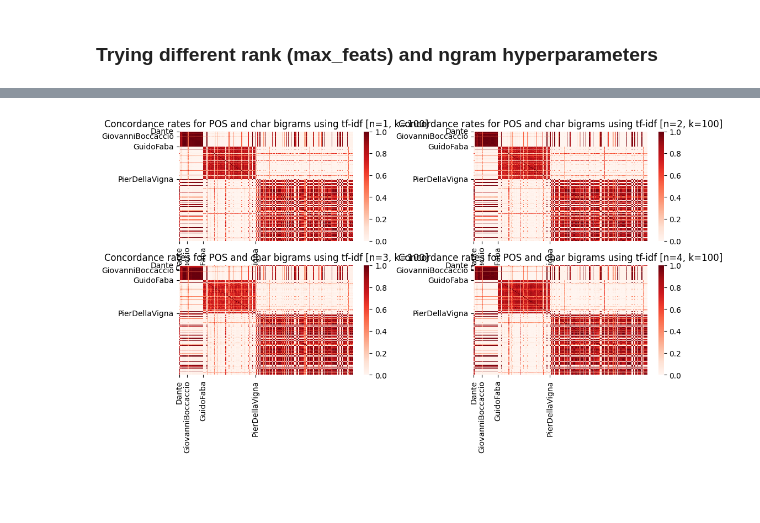
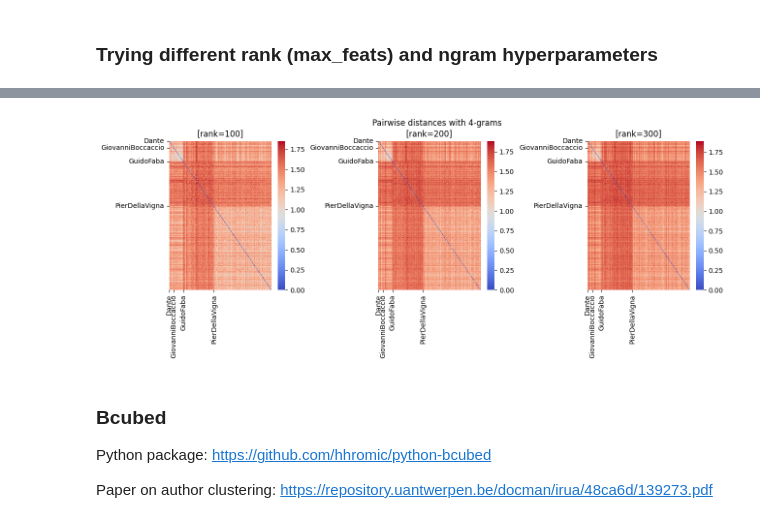
Before and after one commit to johannes-hp/BoB-thesis, a Jupyter notebook: MedLatin-scripts/medlatin1_style_vectors.ipynb, the cells around one changed output, grey strips where cells are left out. Drawn from its saved outputs; the diff is of its cells as text; code cells hidden in the pictures; blank space fills up the shorter version.

```diff
--- a/MedLatin-scripts/medlatin1_style_vectors.ipynb
+++ b/MedLatin-scripts/medlatin1_style_vectors.ipynb
@@ -99,3 +153,19 @@ for idx, ax in enumerate(axes.reshape(-1)):
+# %%
+n = 4
+fig, axes = plt.subplots(1, 3)
+fig.set_size_inches(12, 4)
+fig.suptitle(f'Pairwise distances with {n}-grams')
+plt.tight_layout(w_pad=9)
+
+for idx, ax in enumerate(axes.reshape(-1)):
+    sns.heatmap(pairwise_distances(tfidf_dict[n][ranks_list[idx]]), cmap='coolwarm', ax=ax)
+    ax.set_title(f'[rank={ranks_list[idx]}]')
+    ax.set_yticks(author_changes_idx)
+    ax.set_yticklabels(author_changes_names)
+    ax.set_xticks(author_changes_idx)
+    ax.set_xticklabels(author_changes_names)
+# %% [output]
+[figure, added]
 # %%
 # there are four different authors in the reduced set of texts
 n_authors = len(author_changes_names)
@@ -136,14 +184,6 @@ for kmean_rank in kmean_dict:
-# %%
-fig, axes = plt.subplots(2, 2)
-fig.set_size_inches(10, 5)
-plt.tight_layout(w_pad=7)
-
-for idx, ax in enumerate(axes.reshape(-1)):
-    sns.heatmap(concordances_dict[ngrams_list[idx]], cmap='Reds', ax=ax)
-    ax.set_title(f'Concordance rates for POS and char bigrams using tf-idf [n={ngrams_list[idx]}, k=100]')
-    ax.set_yticks(author_changes_idx)
-    ax.set_yticklabels(author_changes_names)
-    ax.set_xticks(author_changes_idx)
-    ax.set_xticklabels(author_changes_names)
-# %% [output]
-[figure, removed]
+# %% [markdown]
+### Bcubed
+
+Python package: https://github.com/hhromic/python-bcubed
+
+Paper on author clustering: https://repository.uantwerpen.be/docman/irua/48ca6d/139273.pdf
```
Also changed, not shown: parts of 22 cells of this notebook.
